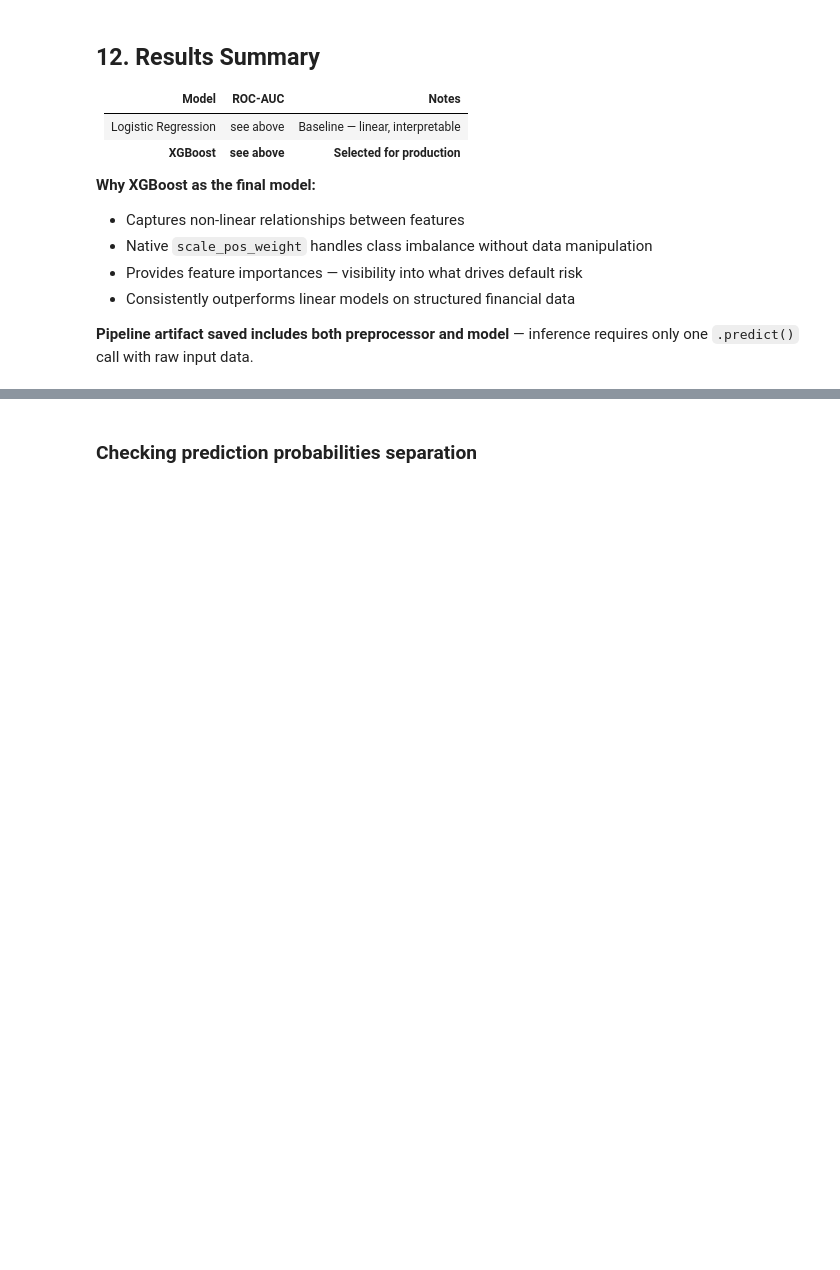
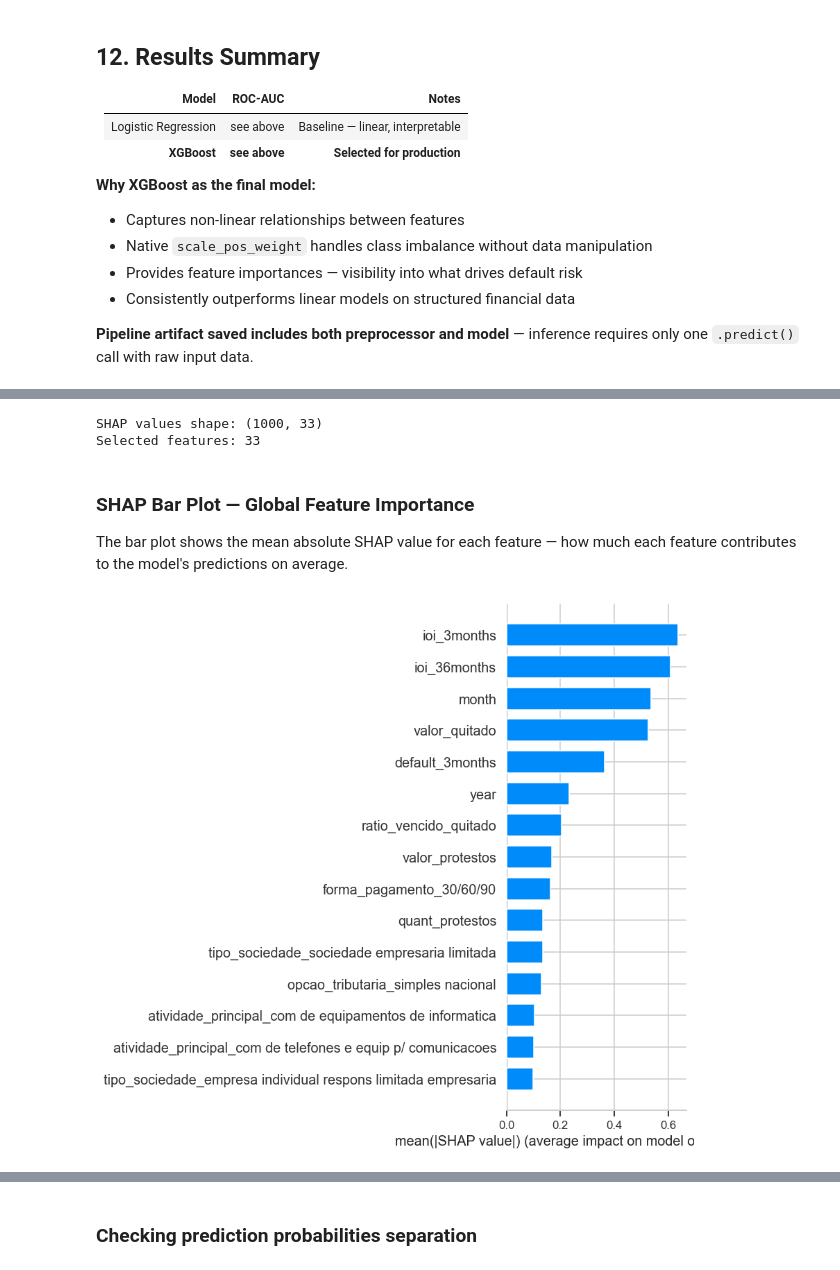
Before and after one commit to mikael-vestri/ML-default-prediction, a Jupyter notebook: notebooks/02_modeling.ipynb, the cells around one changed output, grey strips where cells are left out. Cells and saved outputs as stored; diff of their text form; code cells hidden in the pictures; blank space fills up the shorter version.

Commit message:
Add SHAP explainability analysis and update README

```diff
--- a/notebooks/02_modeling.ipynb
+++ b/notebooks/02_modeling.ipynb
@@ -459,0 +466,42 @@ Tuned pipeline saved → ..\models\pipeline_xgb_tuned.joblib
+# %%
+import shap
+
+# Get feature names after selection
+all_feature_names_v2 = (
+    [c for c in X_train_v2.columns
+     if c not in ['tipo_sociedade', 'opcao_tributaria', 'atividade_principal', 'forma_pagamento']]
+    + preprocessor_v2.named_transformers_['cat']['encoder']
+      .get_feature_names_out(
+          [c for c in ['tipo_sociedade', 'opcao_tributaria', 'atividade_principal', 'forma_pagamento']
+           if c in X_train_v2.columns]
+      ).tolist()
+)
+selected_feature_names = [all_feature_names_v2[i] for i in selector.get_support(indices=True)]
+
+# Build SHAP explainer on a sample for speed (1000 rows)
+sample_idx = np.random.default_rng(SEED).choice(len(X_test_selected), size=1000, replace=False)
+X_sample = X_test_selected[sample_idx]
+
+explainer = shap.TreeExplainer(best_xgb)
+shap_values = explainer.shap_values(X_sample)
+
+print(f'SHAP values shape: {shap_values.shape}')
+print(f'Selected features: {len(selected_feature_names)}')
+# %% [output]
+SHAP values shape: (1000, 33)
+Selected features: 33
+# %% [markdown]
+### SHAP Bar Plot — Global Feature Importance
+
+The bar plot shows the mean absolute SHAP value for each feature — how much each feature contributes to the model's predictions on average.
+# %%
+shap.summary_plot(
+    shap_values,
+    X_sample,
+    feature_names=selected_feature_names,
+    plot_type='bar',
+    max_display=15,
+    show=True
+)
+# %% [output]
+[figure, added]
```
Also changed, not shown: parts of 7 cells of this notebook, 2 other files.
